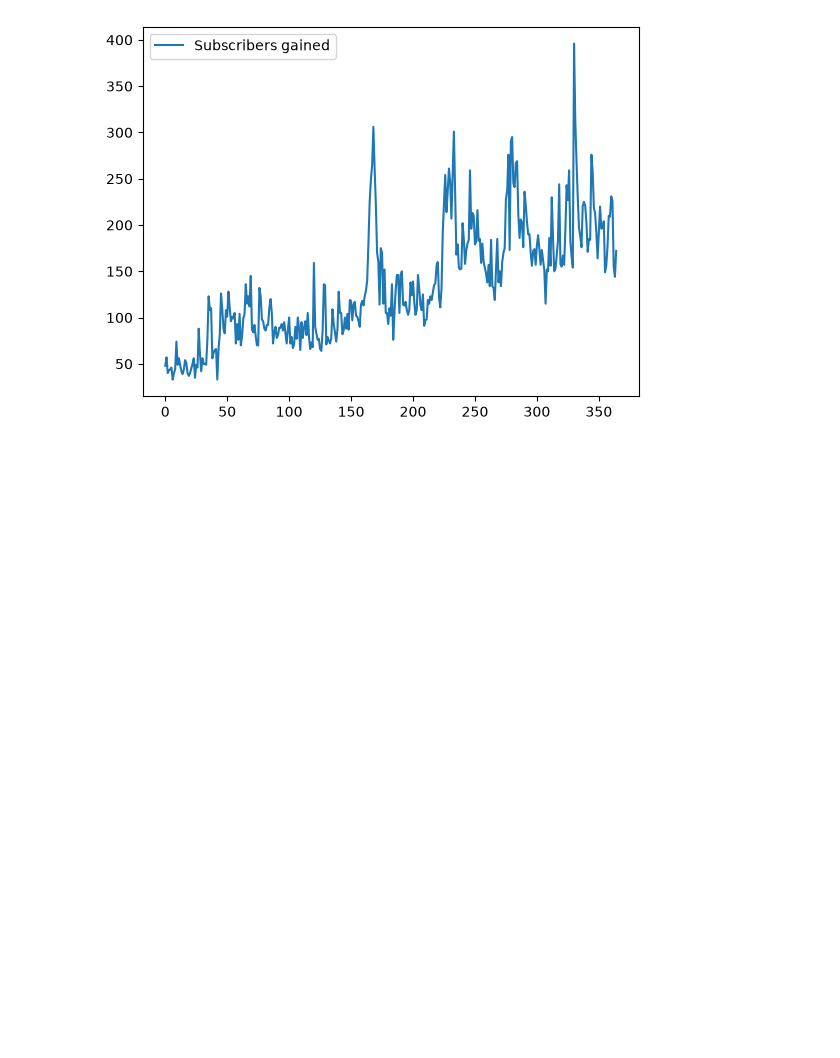
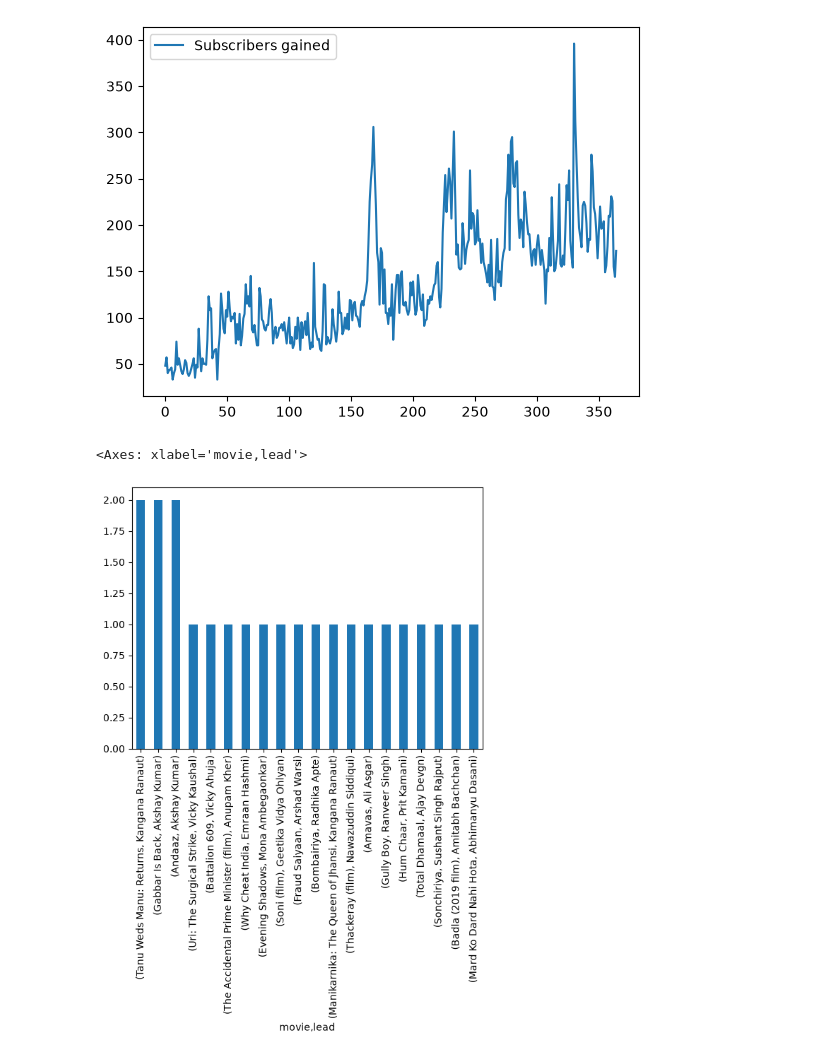
Before and after one commit to jhalucky/KPP-Keep-Practicing-Python, a Jupyter notebook: pandas/working.ipynb, the cells around one changed output. Saved outputs shown, nothing was run; the diff lists cells and outputs as text; code cells hidden in the pictures; blank space fills up the shorter version.

```diff
--- a/pandas/working.ipynb
+++ b/pandas/working.ipynb
@@ -8,3 +8,8 @@ subs.plot()
 # %% [output]
 <Axes: >
 [figure]
+# %%
+movies.value_counts().head(20).plot(kind="bar")
+# %% [output]
+<Axes: xlabel='movie,lead'>
+[figure, added]
```
